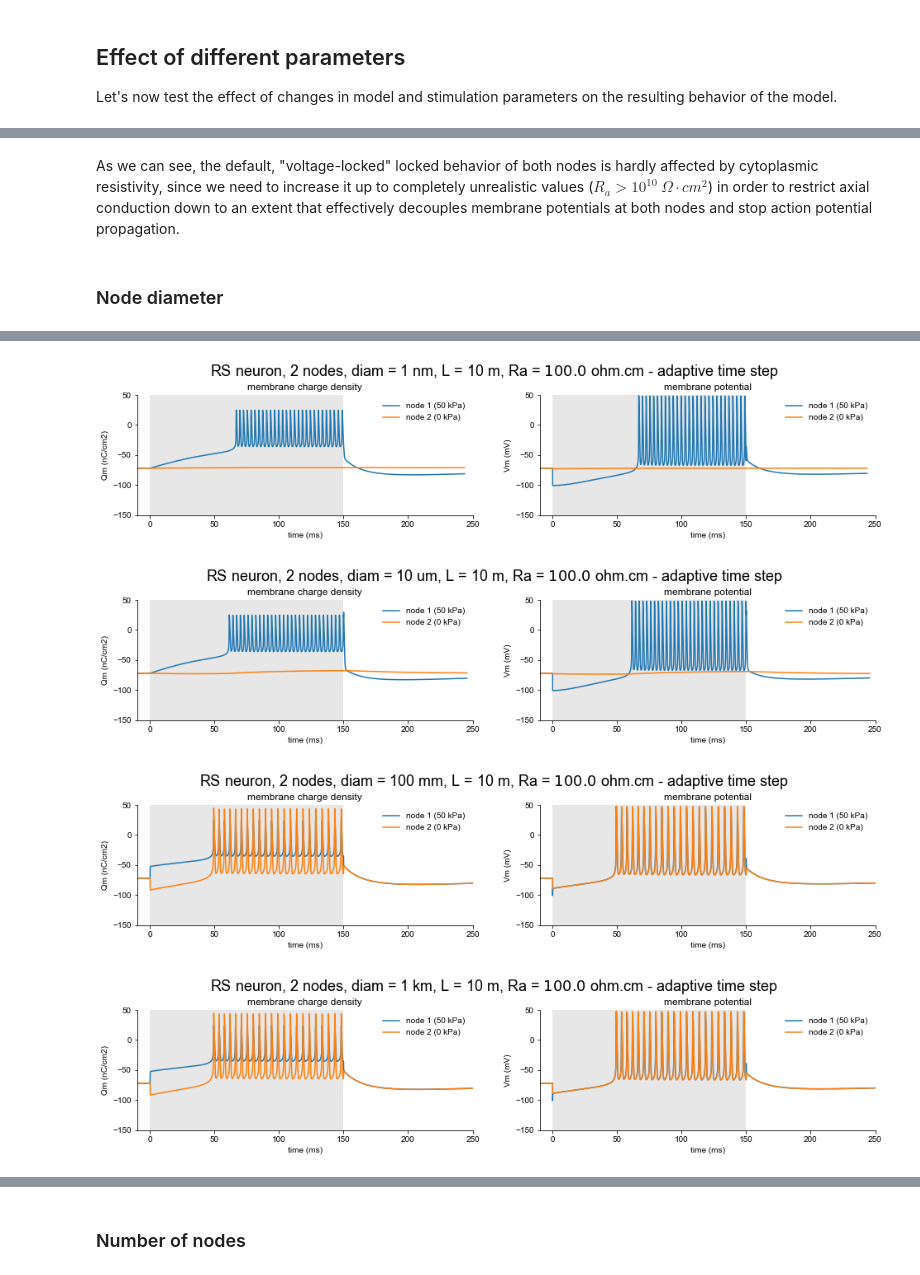
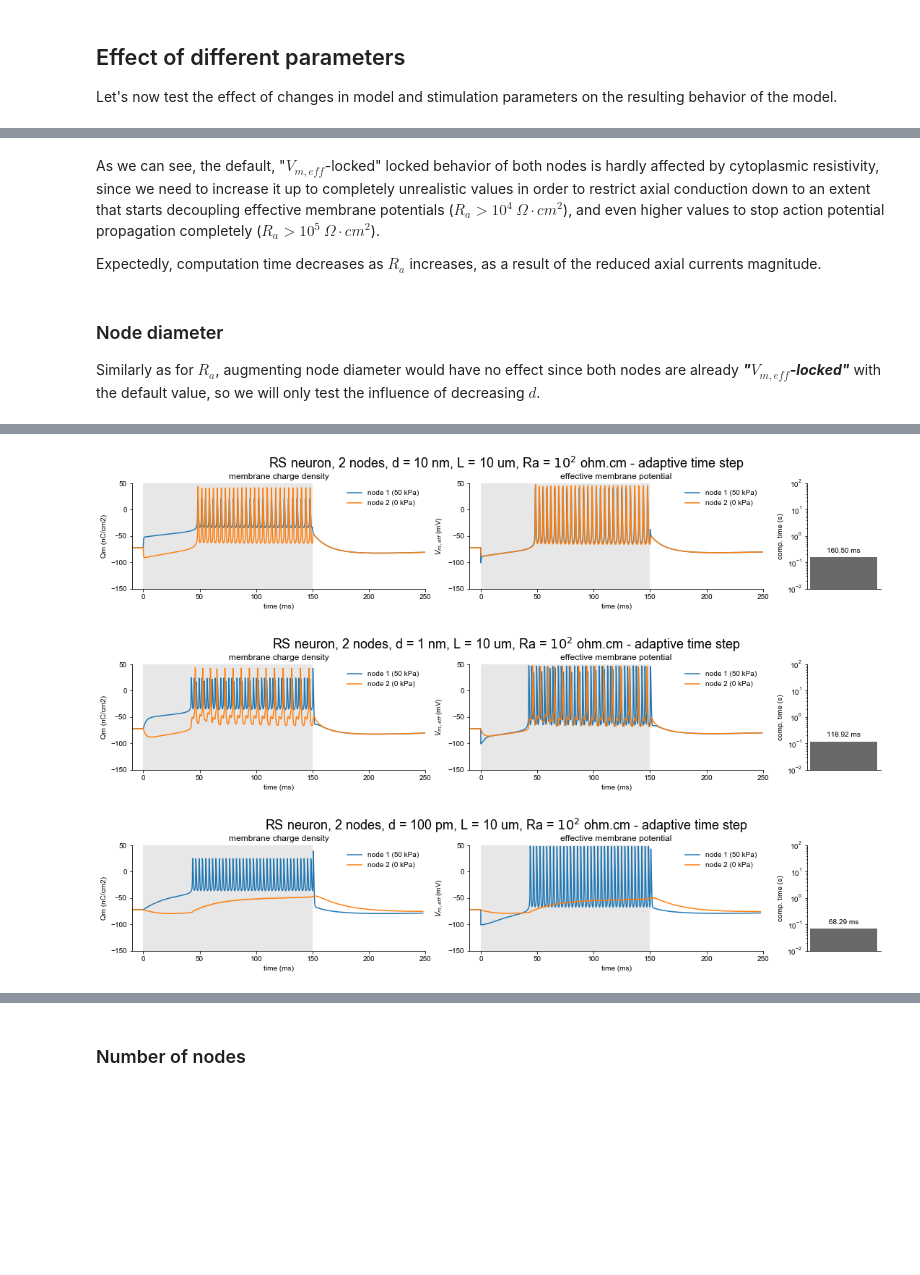
Before and after one commit to tjjlemaire/MorphoSONIC, a Jupyter notebook: SONIC - model extension.ipynb, the cells around one changed output, grey strips where cells are left out. Saved outputs shown, nothing was run; the diff lists cells and outputs as text; code cells hidden in the pictures; blank space fills up the shorter version.

```diff
--- a/SONIC - model extension.ipynb
+++ b/SONIC - model extension.ipynb
@@ -69,6 +62,6 @@ This single-node model behaves as expected: the US stimulus generates an instant
 Let's connect multiple nodes together with a ***SeriesConnector*** object using $V_{m, eff}$ as a reference voltage variable, with **resistance bounding enabled.**
 # %%
 # SeriesConnector object to connect sections in series through custom implementation
-connector = SeriesConnector(mechname='Iax', vref='Vmeff_{}'.format(neuron.name))
+connector = SeriesConnector(vref='Vmeff_{}'.format(neuron.name))
 print(connector)
 # %% [output]
@@ -129,8 +119,13 @@ for Ra_range in np.logspace(1, 11, 4):
 # %% [markdown]
-As we can see, the default, "voltage-locked" locked behavior of both nodes is hardly affected by cytoplasmic resistivity, since we need to increase it up to completely unrealistic values ($R_a > 10^{10}\ \Omega \cdot cm^2$) in order to restrict axial conduction down to an extent that effectively decouples membrane potentials at both nodes and stop action potential propagation.
+As we can see, the default, "$V_{m,eff}$-locked" locked behavior of both nodes is hardly affected by cytoplasmic resistivity, since we need to increase it up to completely unrealistic values in order to restrict axial conduction down to an extent that starts decoupling effective membrane potentials ($R_a > 10^4\ \Omega \cdot cm^2$), and even higher values to stop action potential propagation completely ($R_a > 10^5\ \Omega \cdot cm^2$).
+
+Expectedly, computation time decreases as $R_a$ increases, as a result of the reduced axial currents magnitude.
-# %% [markdown]
-### Node diameter
+# %% [markdown]
+### Node diameter
+
+Similarly as for $R_a$, augmenting node diameter would have no effect since both nodes are already ***"$V_{m,eff}$-locked"*** with the default value, so we will only test the influence of decreasing $d$.
 # %%
-for diam_range in np.logspace(-15, -3, 4):
-    fig = runAStim(neuron, nnodes, diam_range, L, Ra, connector, a, Fdrive, Adrive, tstim, toffset, PRF, DC)
+for d_range in np.logspace(-8, -10, 3):
+    sys.stdout.write('d = {}m: '.format(si_format(d_range, space=' ')))
+    fig = runAStim(neuron, nnodes, d_range, L, Ra, connector, a, Fdrive, Adrive, tstim, toffset, PRF, DC)
 # %% [output]
@@ -145,4 +135,3 @@ for diam_range in np.logspace(-15, -3, 4):
-[figure, old version]
+[figure, new version]
-[figure, old version]
+[figure, new version]
-[figure, old version]
+[figure, new version]
-[figure, removed]
```
Also changed, not shown: parts of 35 cells of this notebook, 6 other files.
